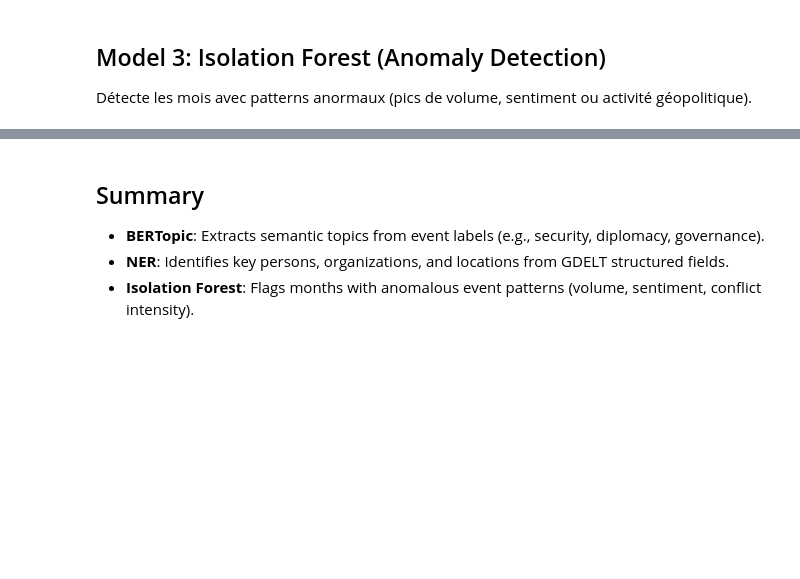
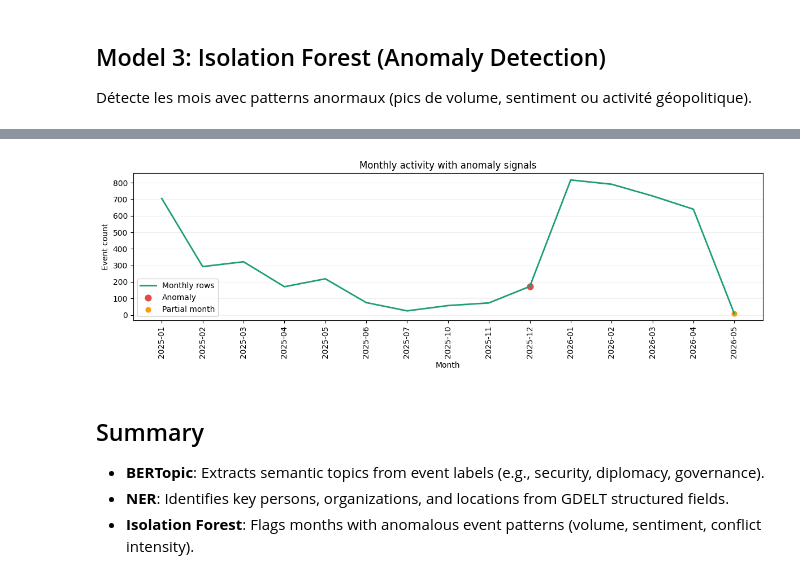
Before and after one commit to Maurigeek/benin-insights-challenge-team2, a Jupyter notebook: notebooks/ml_models.ipynb, the cells around one changed output, grey strips where cells are left out. Saved outputs shown, nothing was run; the diff lists cells and outputs as text; code cells hidden in the pictures; blank space fills up the shorter version.

```diff
--- a/notebooks/ml_models.ipynb
+++ b/notebooks/ml_models.ipynb
@@ -272,3 +284,42 @@ print(comparison.sort_values('anomaly_score', ascending=False).head(15).to_strin
+# %%
+import matplotlib.pyplot as plt
+
+if monthly.empty:
+    print("No monthly data to plot.")
+else:
+    x = range(len(monthly))
+    fig, ax = plt.subplots(figsize=(12, 4))
+    ax.plot(x, monthly["rows"], color="#1D9E75", linewidth=2, label="Monthly rows")
+
+    anomaly_idx = [i for i, v in enumerate(monthly["is_anomaly"]) if bool(v)]
+    partial_idx = [i for i, v in enumerate(monthly["is_partial_signal"]) if bool(v)]
+
+    ax.scatter(
+        anomaly_idx,
+        monthly.iloc[anomaly_idx]["rows"],
+        color="#E24B4A",
+        s=60,
+        label="Anomaly",
+    )
+    ax.scatter(
+        partial_idx,
+        monthly.iloc[partial_idx]["rows"],
+        color="#F59E0B",
+        s=40,
+        label="Partial month",
+    )
+
+    ax.set_title("Monthly activity with anomaly signals")
+    ax.set_xlabel("Month")
+    ax.set_ylabel("Event count")
+    ax.set_xticks(list(x))
+    ax.set_xticklabels(monthly["year_month"], rotation=90)
+    ax.legend()
+    ax.grid(axis="y", alpha=0.2)
+    plt.tight_layout()
+    plt.show()
+# %% [output]
+[figure, added]
 # %% [markdown]
 ## Summary
 - **BERTopic**: Extracts semantic topics from event labels (e.g., security, diplomacy, governance).
```
Also changed, not shown: parts of 11 cells of this notebook, 31 other files.
